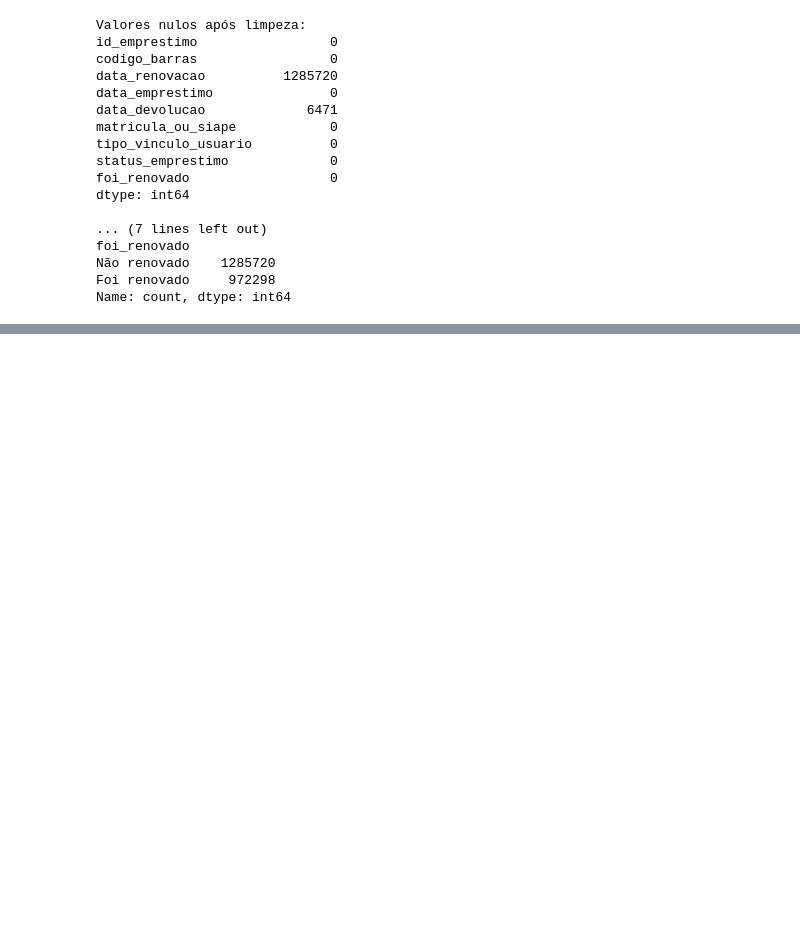
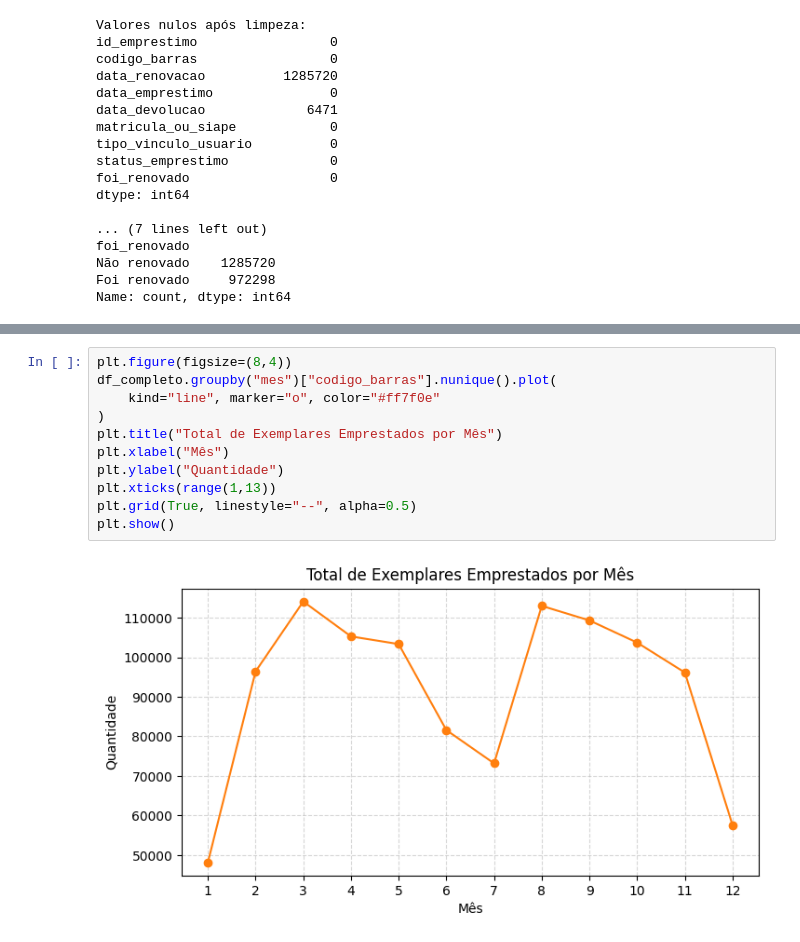
Before and after one commit to DanielCauldron/7DaysOfCode-Python-Pandas, a Jupyter notebook: notebooks/7_Days_of_Code_Alura.ipynb, the cells around one changed output, grey strips where cells are left out. Saved outputs shown, nothing was run; the diff lists cells and outputs as text; blank space fills up the shorter version.

```diff
--- a/notebooks/7_Days_of_Code_Alura.ipynb
+++ b/notebooks/7_Days_of_Code_Alura.ipynb
@@ -196,0 +275,13 @@ df_completo.head() # Exibe as primeiras linhas do DataFrame
+# %%
+plt.figure(figsize=(8,4))
+df_completo.groupby("mes")["codigo_barras"].nunique().plot(
+    kind="line", marker="o", color="#ff7f0e"
+)
+plt.title("Total de Exemplares Emprestados por Mês")
+plt.xlabel("Mês")
+plt.ylabel("Quantidade")
+plt.xticks(range(1,13))
+plt.grid(True, linestyle="--", alpha=0.5)
+plt.show()
+# %% [output]
+[figure, added]
```
Also changed, not shown: parts of 19 cells of this notebook, 6 other files.
